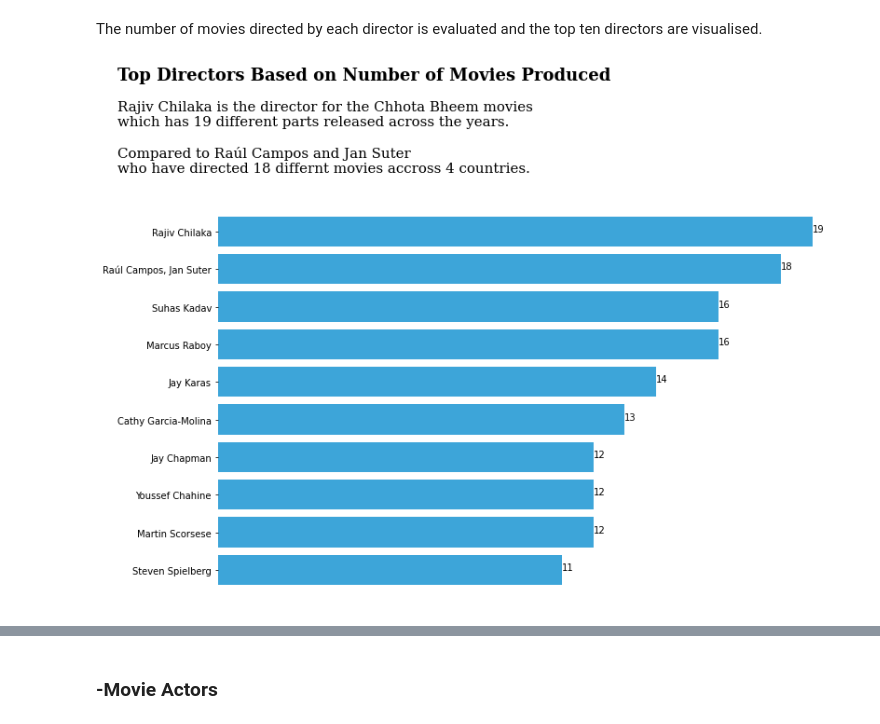
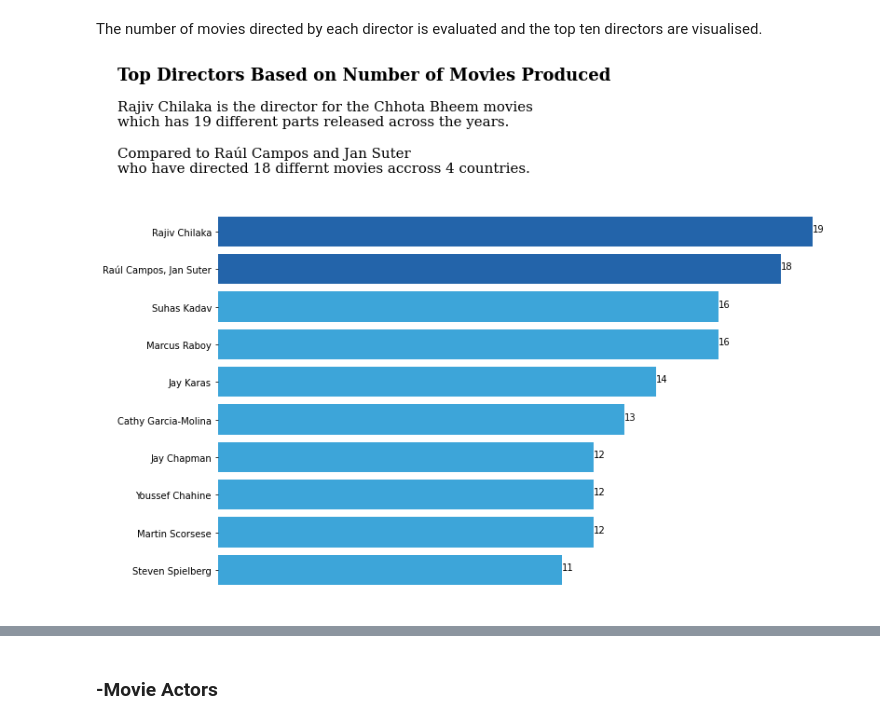
Before and after one commit to TheBlueZayn/Netflix-EDA, a Jupyter notebook: main.ipynb, the cells around one changed output, grey strips where cells are left out. Cells and saved outputs as stored; diff of their text form; code cells hidden in the pictures.

```diff
--- a/main.ipynb
+++ b/main.ipynb
@@ -276,35 +276,35 @@ The number of movies directed by each director is evaluated and the top ten dire
 # %%
 # Subset data
 from turtle import color
 
 
 x = df["director"].value_counts()[:10].sort_values()
 # Plot data
 fig, ax = plt.subplots(figsize=(12,8))
 color_map = ["#3DA5D9" for i in range(10)]
-color_map[0] = color_map[1] = "#3DA5D9"
+color_map[9] = color_map[8] = "#2364AA"
 ax.barh(x.index, x, color=color_map)
 for i, v in enumerate(x):
     plt.text(v, i, str(v), color="k")
 plt.tick_params(
     axis='x',          # changes apply to the x-axis
     which='both',      # both major and minor ticks are affected
     bottom=False,      # ticks along the bottom edge are off
     top=False,         # ticks along the top edge are off
     labelbottom=False)
 for s in ("top", "bottom", "left", "right"):
     ax.spines[s].set_visible(False)
 fig.text(0, 1.1, "Top Directors Based on Number of Movies Produced", fontsize=18, fontweight="bold", fontfamily="serif")
 fig.text(0, 0.9,
 """
 Rajiv Chilaka is the director for the Chhota Bheem movies
 which has 19 different parts released across the years.
 
 Compared to Raúl Campos and Jan Suter
 who have directed 18 differnt movies accross 4 countries.
 """, fontsize=15, fontfamily="serif");
 # %% [output]
-[figure, old version]
+[figure, new version]
 # %%
 df.loc[df["director"] == "Raúl Campos, Jan Suter"]
 # %% [output]
```
Also changed, not shown: parts of 2 cells of this notebook.
